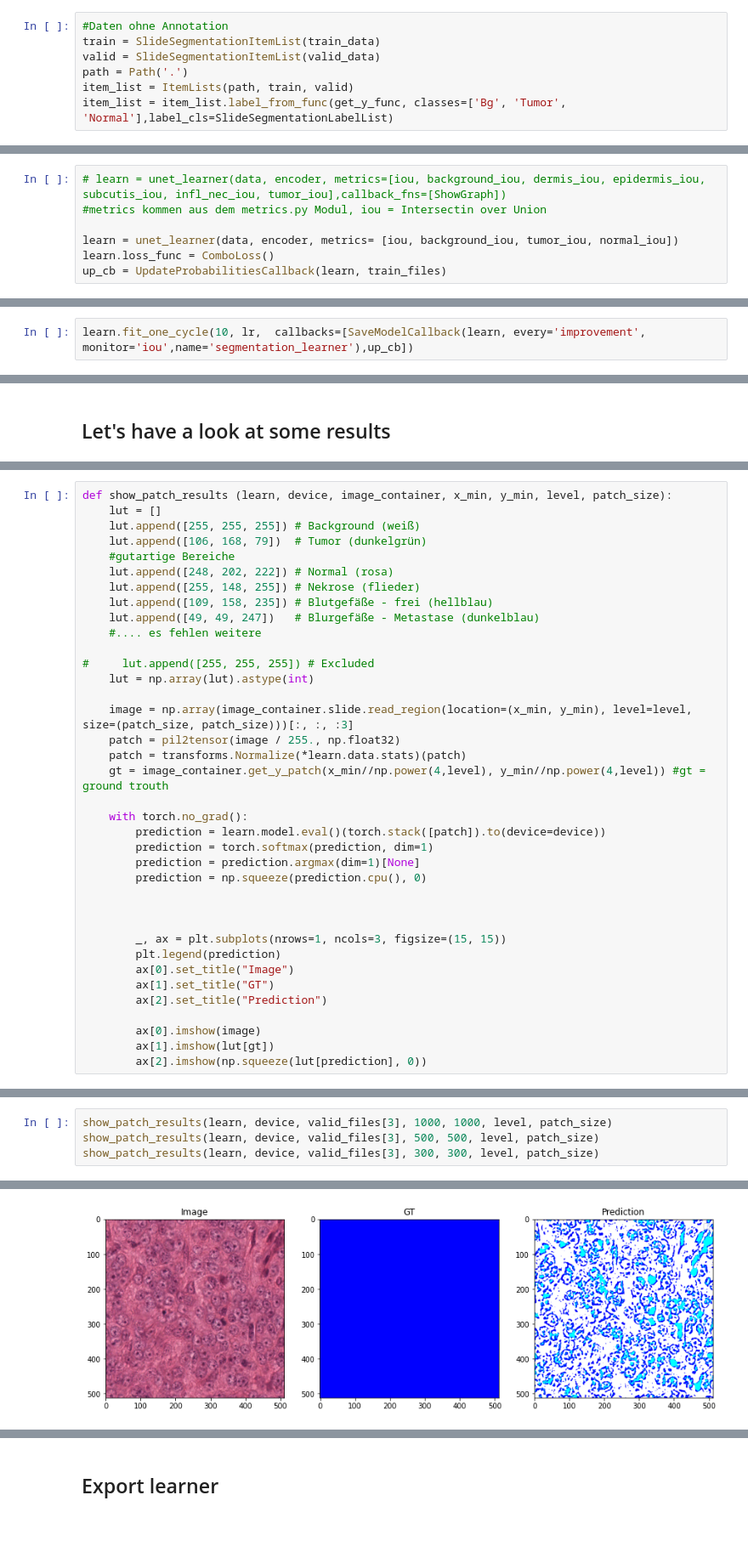
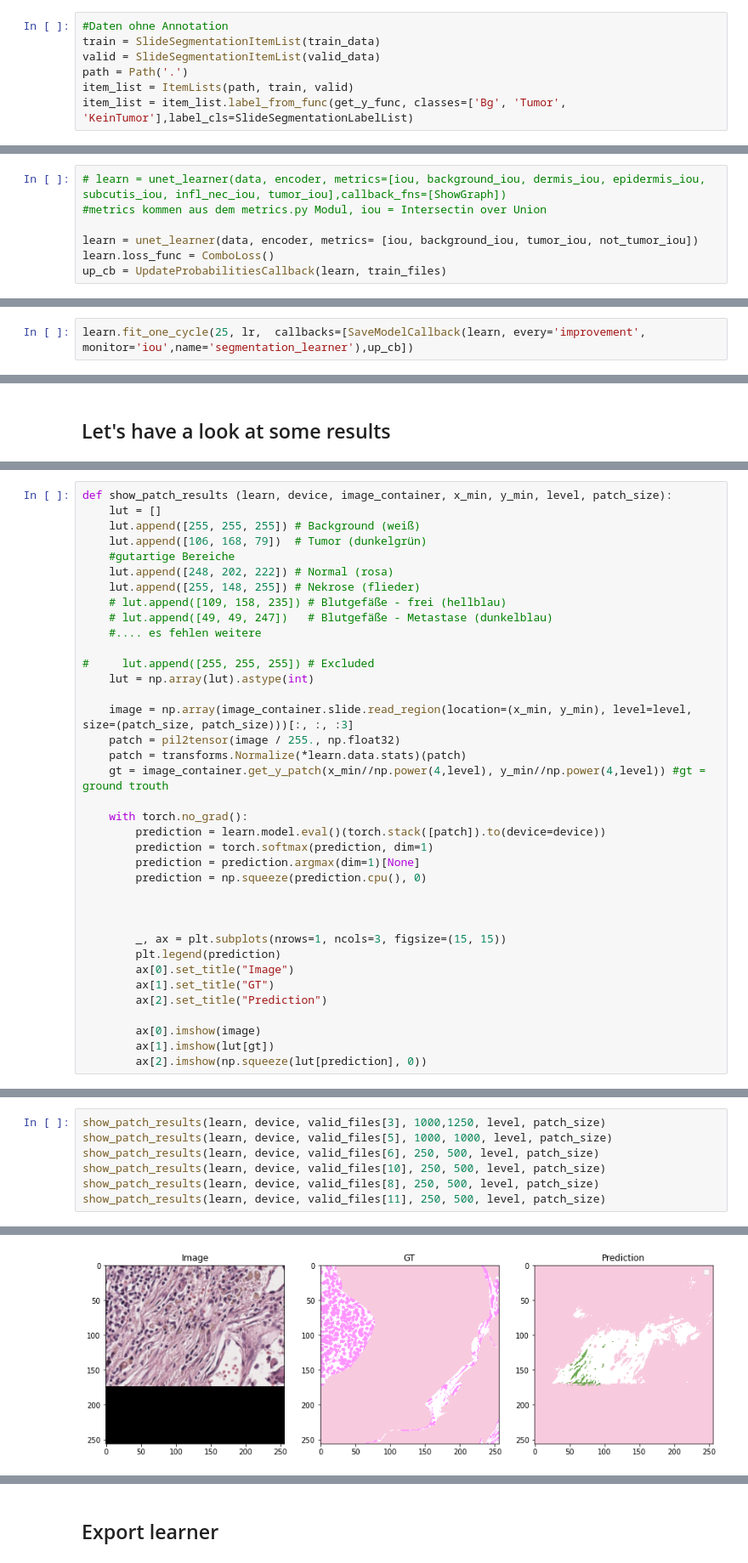
Before and after one commit to llloretta/CanineMammaryTumorGrading, a Jupyter notebook: segmentation/segmentation_training.ipynb, the cells around one changed output, grey strips where cells are left out. Shown at 85% size. Drawn from its saved outputs; the diff is of its cells as text; blank space fills up the shorter version.

Commit message:
Training Tumor /Nicht Tumor

```diff
--- a/segmentation/segmentation_training.ipynb
+++ b/segmentation/segmentation_training.ipynb
@@ -89,5 +109,5 @@ train = SlideSegmentationItemList(train_data)
 valid = SlideSegmentationItemList(valid_data)
 path = Path('.')
 item_list = ItemLists(path, train, valid)
-item_list = item_list.label_from_func(get_y_func, classes=['Bg', 'Tumor', 'Normal'],label_cls=SlideSegmentationLabelList)
+item_list = item_list.label_from_func(get_y_func, classes=['Bg', 'Tumor', 'KeinTumor'],label_cls=SlideSegmentationLabelList)
 # %% [output]
@@ -119,7 +150,7 @@ Fastai Anwendung: https://walkwithfastai.com/Segmentation (Unet - self attention
 # learn = unet_learner(data, encoder, metrics=[iou, background_iou, dermis_iou, epidermis_iou, subcutis_iou, infl_nec_iou, tumor_iou],callback_fns=[ShowGraph])
 #metrics kommen aus dem metrics.py Modul, iou = Intersectin over Union
 
-learn = unet_learner(data, encoder, metrics= [iou, background_iou, tumor_iou, normal_iou])
+learn = unet_learner(data, encoder, metrics= [iou, background_iou, tumor_iou, not_tumor_iou])
 learn.loss_func = ComboLoss()
 up_cb = UpdateProbabilitiesCallback(learn, train_files)
 # %% [markdown]
@@ -127,3 +161,3 @@ up_cb = UpdateProbabilitiesCallback(learn, train_files)
 # %%
-learn.fit_one_cycle(10, lr,  callbacks=[SaveModelCallback(learn, every='improvement', monitor='iou',name='segmentation_learner'),up_cb])
+learn.fit_one_cycle(25, lr,  callbacks=[SaveModelCallback(learn, every='improvement', monitor='iou',name='segmentation_learner'),up_cb])
 # %% [output]
@@ -179,8 +214,8 @@ def show_patch_results (learn, device, image_container, x_min, y_min, level, pat
     #gutartige Bereiche
     lut.append([248, 202, 222]) # Normal (rosa)
     lut.append([255, 148, 255]) # Nekrose (flieder)
-    lut.append([109, 158, 235]) # Blutgefäße - frei (hellblau)
-    lut.append([49, 49, 247])   # Blurgefäße - Metastase (dunkelblau)
+    # lut.append([109, 158, 235]) # Blutgefäße - frei (hellblau)
+    # lut.append([49, 49, 247])   # Blutgefäße - Metastase (dunkelblau)
     #.... es fehlen weitere
 
 #     lut.append([255, 255, 255]) # Excluded
@@ -215,5 +251,8 @@ PosixPath('/home/klose/Data/crops/CP_CMC_18_943 1A.svs_3.tiff')
 # %%
-show_patch_results(learn, device, valid_files[3], 1000, 1000, level, patch_size)
-show_patch_results(learn, device, valid_files[3], 500, 500, level, patch_size)
-show_patch_results(learn, device, valid_files[3], 300, 300, level, patch_size)
+show_patch_results(learn, device, valid_files[3], 1000,1250, level, patch_size)
+show_patch_results(learn, device, valid_files[5], 1000, 1000, level, patch_size)
+show_patch_results(learn, device, valid_files[6], 250, 500, level, patch_size)
+show_patch_results(learn, device, valid_files[10], 250, 500, level, patch_size)
+show_patch_results(learn, device, valid_files[8], 250, 500, level, patch_size)
+show_patch_results(learn, device, valid_files[11], 250, 500, level, patch_size)
 # %% [output]
@@ -221 +260 @@ show_patch_results(learn, device, valid_files[3], 300, 300, level, patch_size)
-[figure, old version]
+[figure, new version]
```
Also changed, not shown: parts of 20 cells of this notebook, 6 other files.
